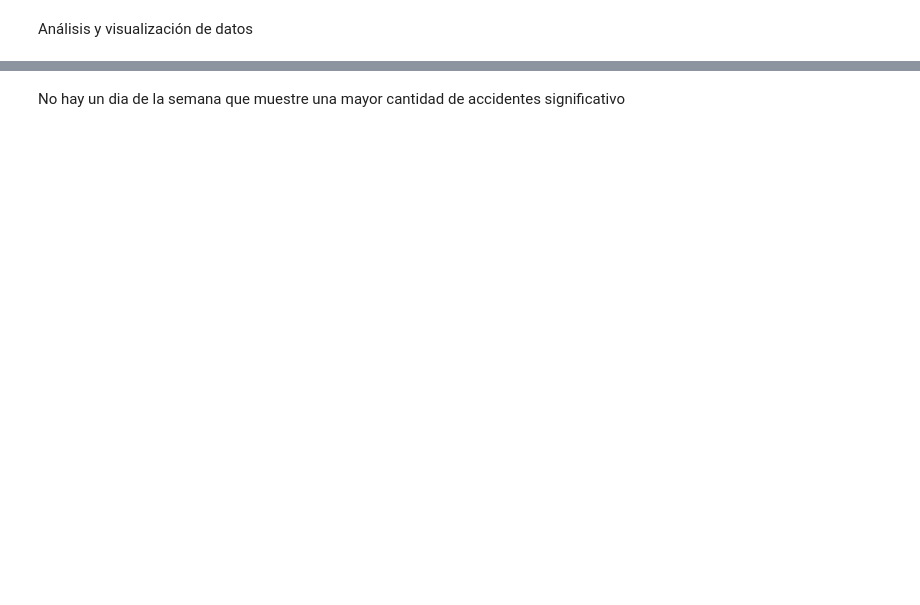
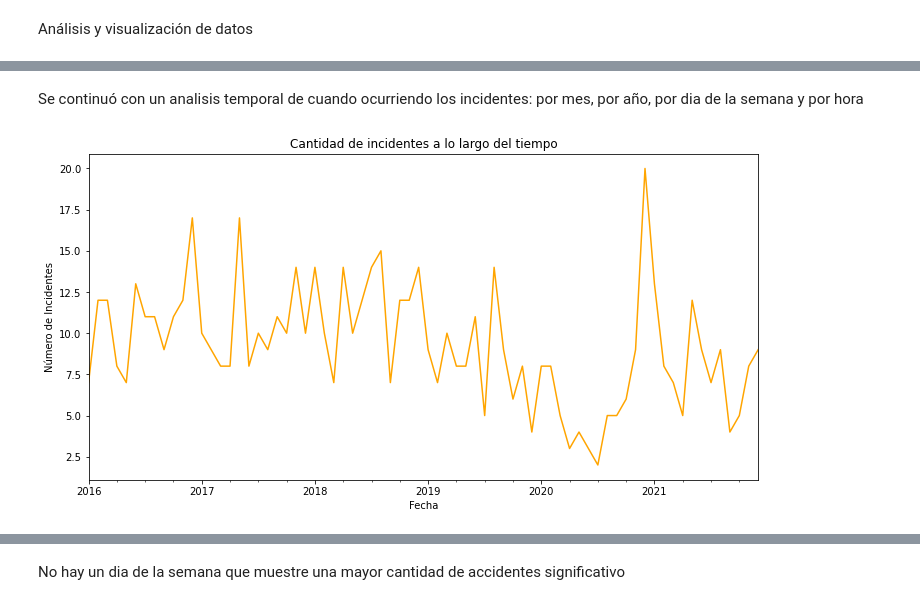
Before and after one commit to nickyczeme/SAT-homicidios, a Jupyter notebook: SAT.ipynb, the cells around one changed output, grey strips where cells are left out. Cells and saved outputs as stored; diff of their text form; code cells hidden in the pictures; blank space fills up the shorter version.

```diff
--- a/SAT.ipynb
+++ b/SAT.ipynb
@@ -295,0 +228,6 @@ plt.xticks(rotation=0)
+# %% [markdown]
+Se continuó con un analisis temporal de cuando ocurriendo los incidentes: por mes, por año, por dia de la semana y por hora
+# %%
+analisis_temporal(df, "FECHA_MES", "M", "orange")
+# %% [output]
+[figure, added]
```
Also changed, not shown: parts of 44 cells of this notebook, 1 other file.
